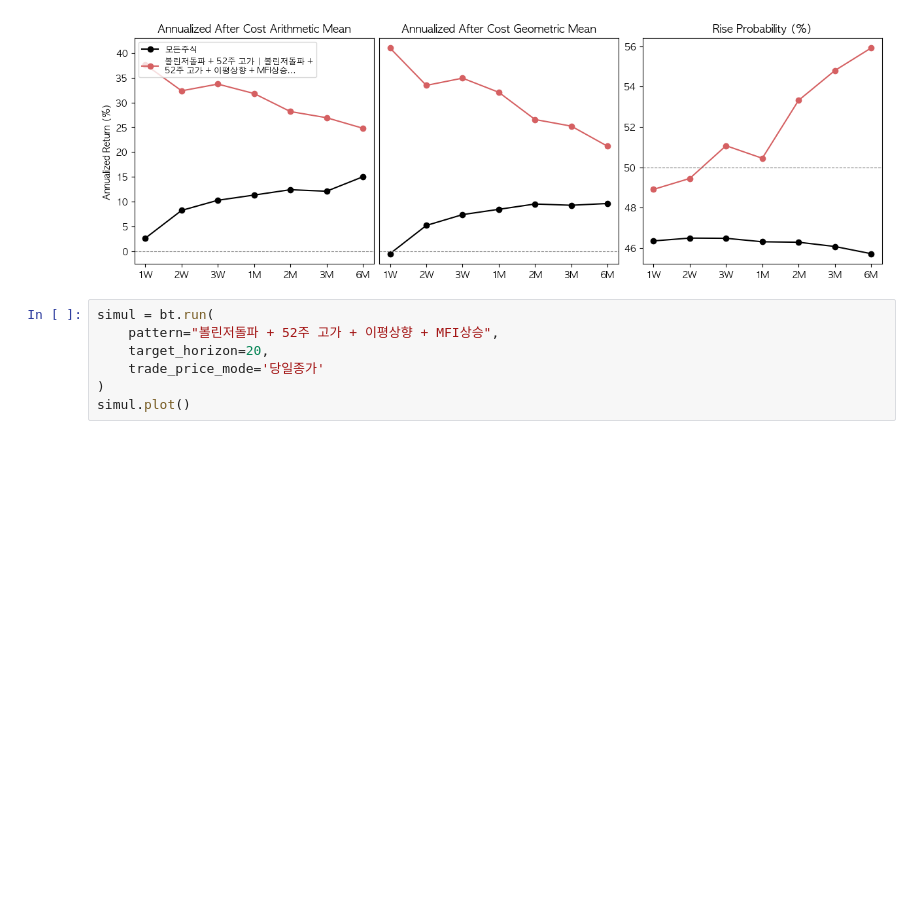
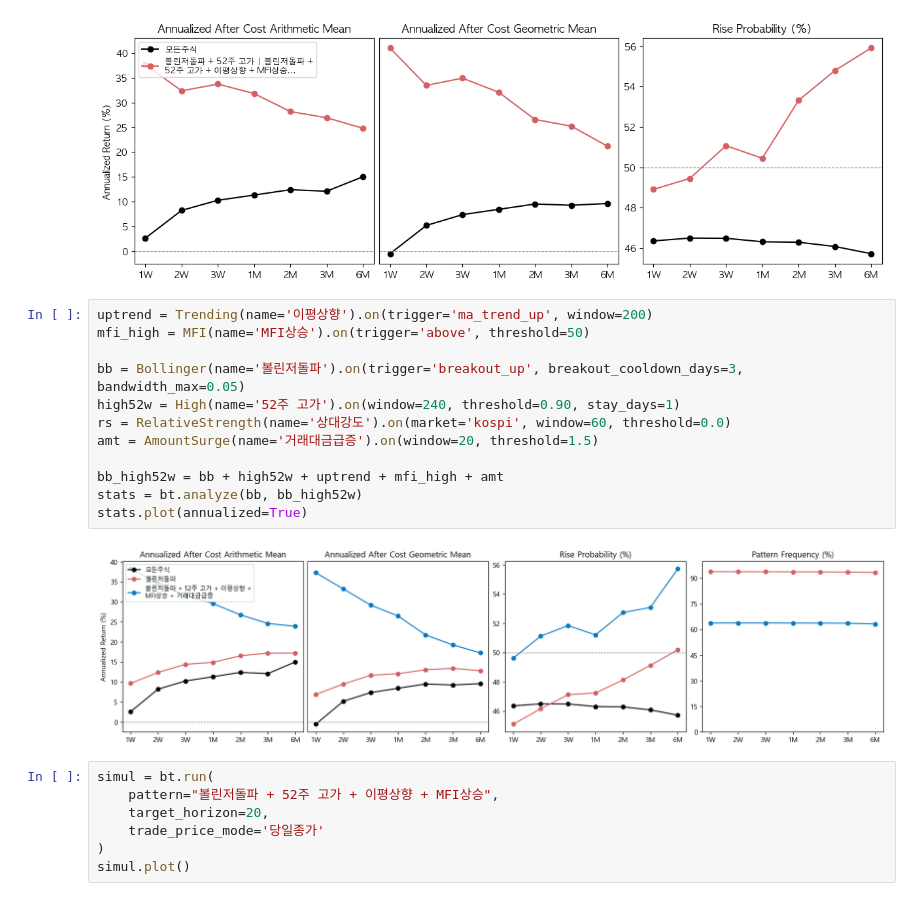
Before and after one commit to gem763/metricstudio, a Jupyter notebook: 실험 2026.03.13.ipynb, the cells around one changed output. Drawn from its saved outputs; the diff is of its cells as text; blank space fills up the shorter version.

```diff
--- a/실험 2026.03.13.ipynb
+++ b/실험 2026.03.13.ipynb
@@ -84,6 +85,20 @@ stats = bt.analyze(pat)
 stats.plot(annualized=True)
 # %% [output]
 [figure]
+# %%
+uptrend = Trending(name='이평상향').on(trigger='ma_trend_up', window=200)
+mfi_high = MFI(name='MFI상승').on(trigger='above', threshold=50)
+
+bb = Bollinger(name='볼린저돌파').on(trigger='breakout_up', breakout_cooldown_days=3, bandwidth_max=0.05)
+high52w = High(name='52주 고가').on(window=240, threshold=0.90, stay_days=1)
+rs = RelativeStrength(name='상대강도').on(market='kospi', window=60, threshold=0.0)
+amt = AmountSurge(name='거래대금급증').on(window=20, threshold=1.5)
+
+bb_high52w = bb + high52w + uptrend + mfi_high + amt
+stats = bt.analyze(bb, bb_high52w)
+stats.plot(annualized=True)
+# %% [output]
+[figure, added]
 # %%
 simul = bt.run(
     pattern="볼린저돌파 + 52주 고가 + 이평상향 + MFI상승",
```
Also changed, not shown: parts of 3 cells of this notebook, 8 other files.
